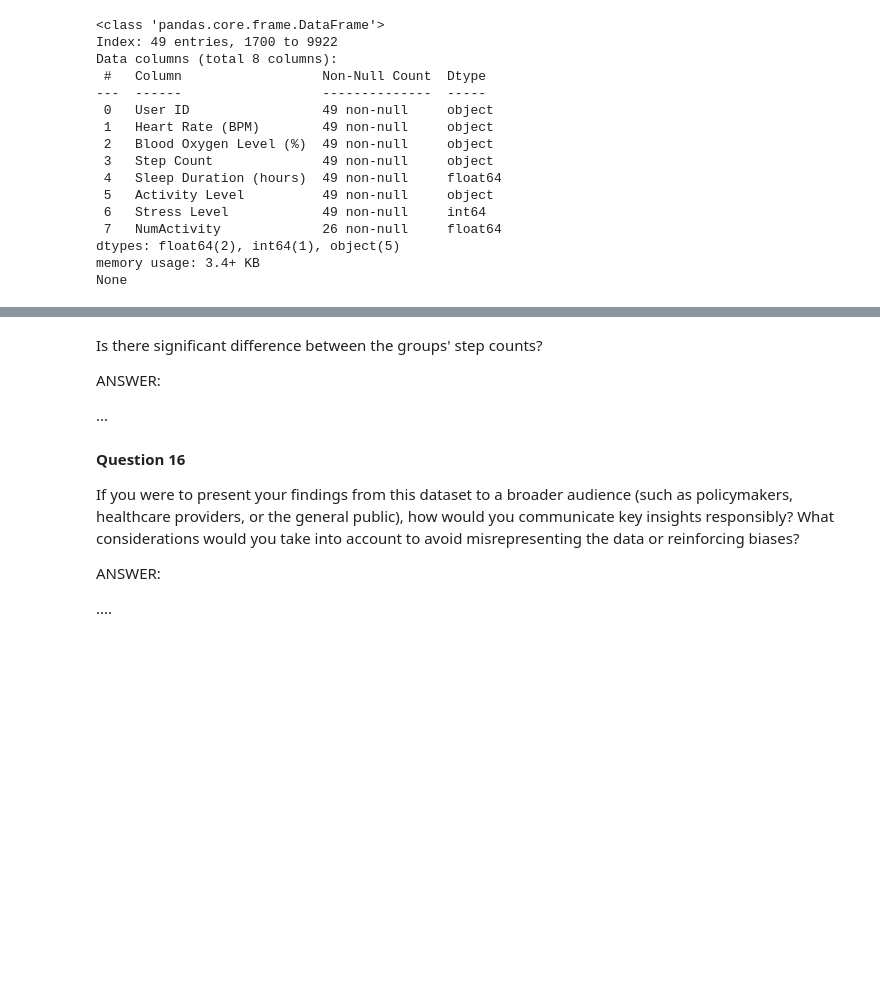
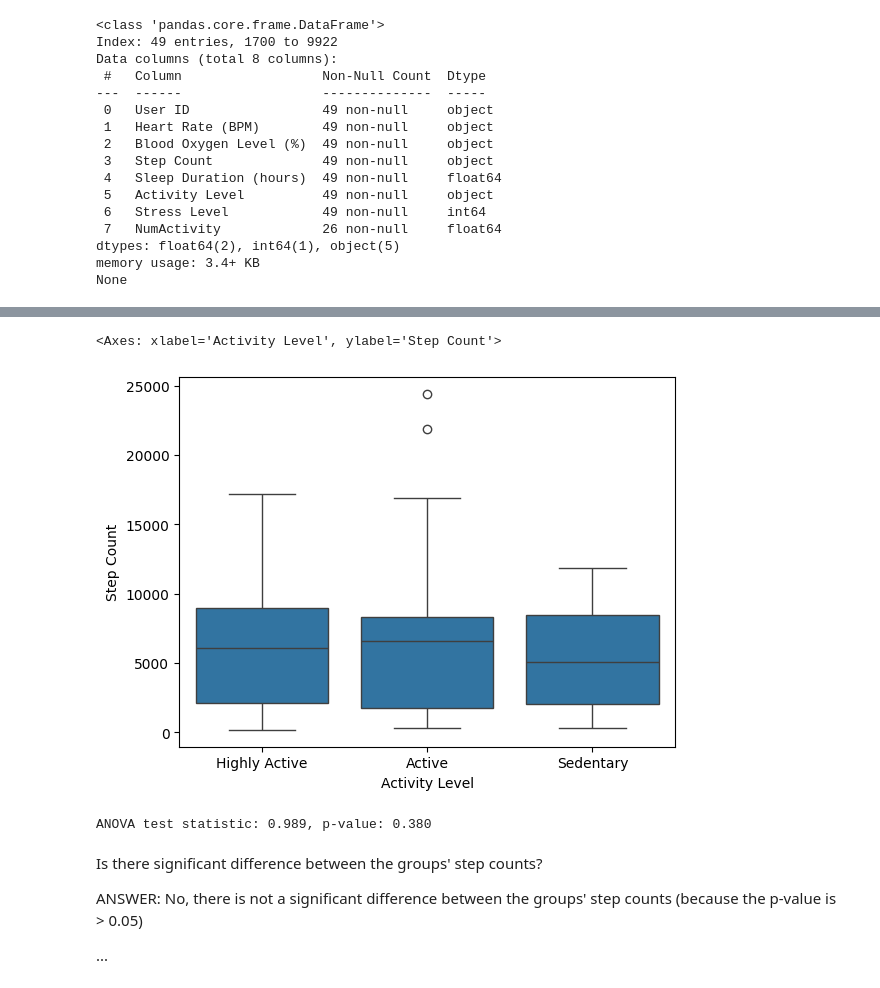
Before and after one commit to BMC-Intersectional-Data-Feminism/exercise-2-data-cleaning-and-analysis-suzannasem, a Jupyter notebook: exercise2.ipynb, the cells around one changed output, grey strips where cells are left out. Saved outputs shown, nothing was run; the diff lists cells and outputs as text; code cells hidden in the pictures; blank space fills up the shorter version.

```diff
--- a/exercise2.ipynb
+++ b/exercise2.ipynb
@@ -638,26 +720,27 @@ Hint: Try using a boxplot (`sns.boxplot`) to first visualize the problem. Then y
+# %%
+## Visualization
+
+sns.boxplot(x = final_table['Activity Level'], y = final_table['Step Count'])
+# %% [output]
+<Axes: xlabel='Activity Level', ylabel='Step Count'>
+[figure, added]
 # %%
 from scipy.stats import f_oneway
 
 ## create a table for each activity level group
-sed = ...  ## sedentary rows
-act = ... ## active rows
-hact = ... ## highly active rows
+sed = final_table[final_table['Activity Level'] == 'Sedentary']['Step Count']  ## sedentary rows
+act = final_table[final_table['Activity Level'] == 'Active']['Step Count']  ## active rows
+hact = final_table[final_table['Activity Level'] == 'Highly Active']['Step Count']  ## highly active rows
 
-stat, pval = f_oneway(sed['Step Count'], act['Step Count'], hact['Step Count'])
+stat, pval = f_oneway(sed, act, hact)
 
 
 print(f"ANOVA test statistic: {stat:.3f}, p-value: {pval:.3f}")
+# %% [output]
+ANOVA test statistic: 0.989, p-value: 0.380
 # %% [markdown]
 Is there significant difference between the groups' step counts?
 
-ANSWER:
+ANSWER: No, there is not a significant difference between the groups' step counts (because the p-value is > 0.05)
 
 ...
-# %% [markdown]
-**Question 16**
-
-If you were to present your findings from this dataset to a broader audience (such as policymakers, healthcare providers, or the general public), how would you communicate key insights responsibly? What considerations would you take into account to avoid misrepresenting the data or reinforcing biases?
-
-ANSWER:
-
-....
```
Also changed, not shown: parts of 23 cells of this notebook.
